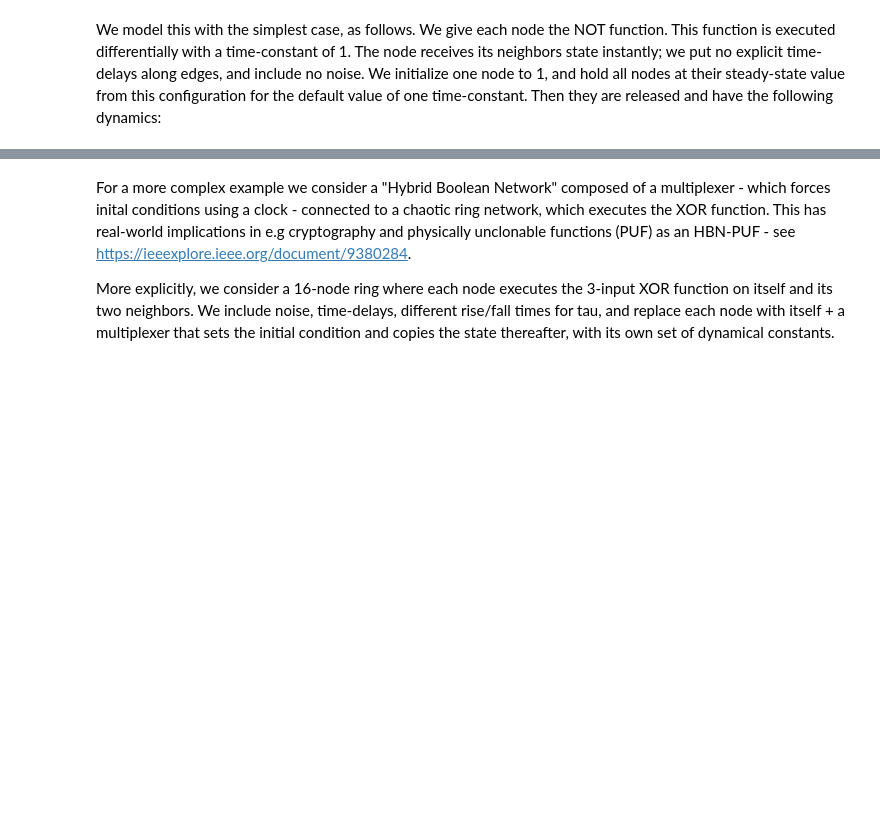
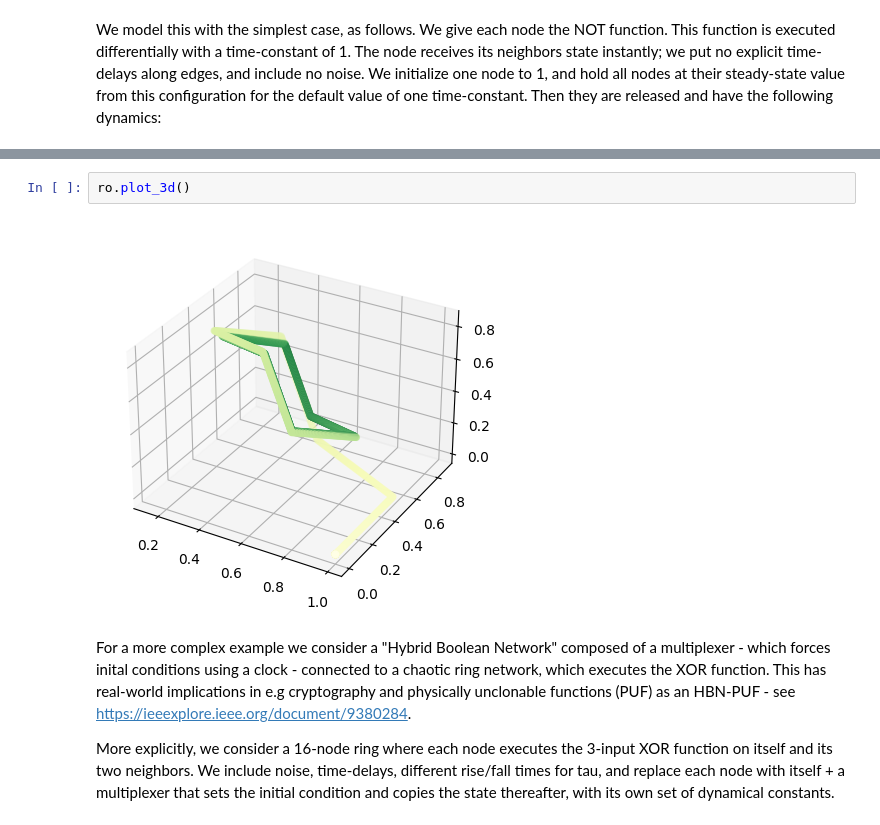
Before and after one commit to Noeloikeau/networkm, a Jupyter notebook: index.ipynb, the cells around one changed output, grey strips where cells are left out. Cells and saved outputs as stored; diff of their text form; blank space fills up the shorter version.

```diff
--- a/index.ipynb
+++ b/index.ipynb
@@ -63,3 +70,7 @@ m
+# %%
+ro.plot_3d()
+# %% [output]
+[figure, added]
 # %% [markdown]
 For a more complex example we consider a "Hybrid Boolean Network" composed of a multiplexer - which forces inital conditions using a clock - connected to a chaotic ring network, which executes the XOR function. This has real-world implications in e.g cryptography and physically unclonable functions (PUF) as an HBN-PUF - see https://ieeexplore.ieee.org/document/9380284.
 
```
Also changed, not shown: parts of 14 cells of this notebook, 36 other files.
